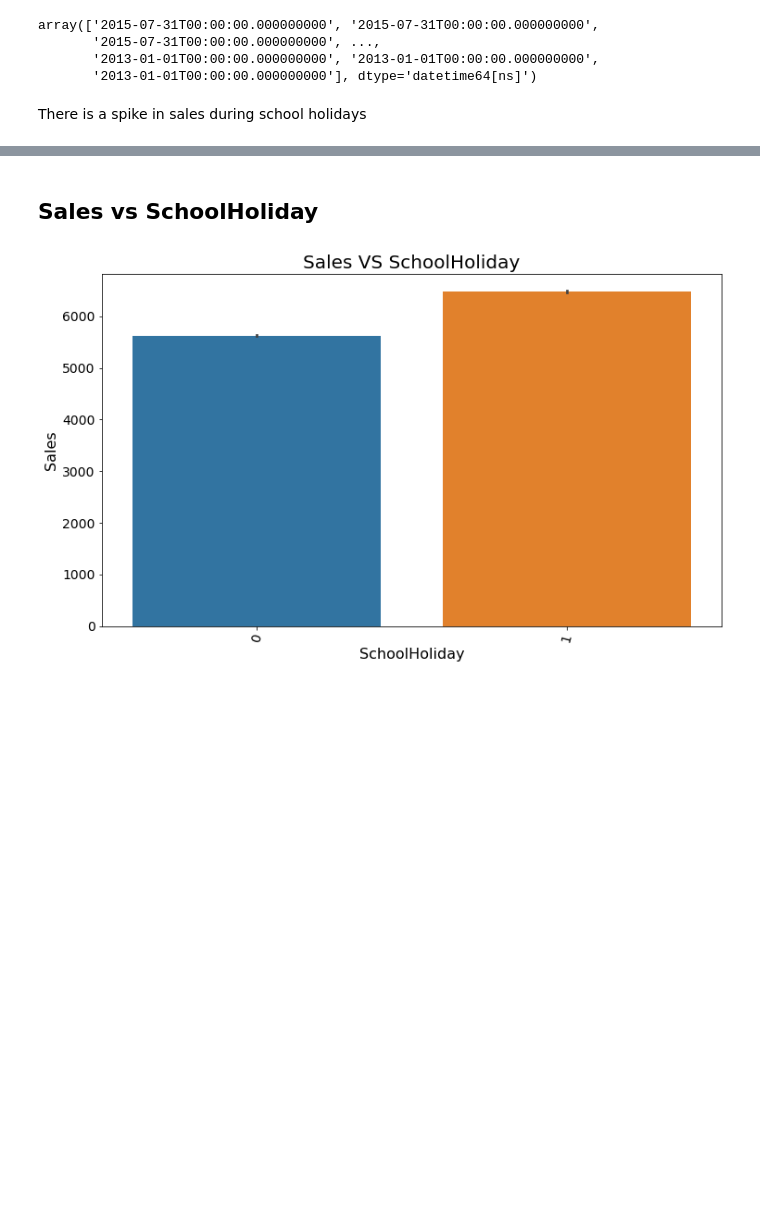
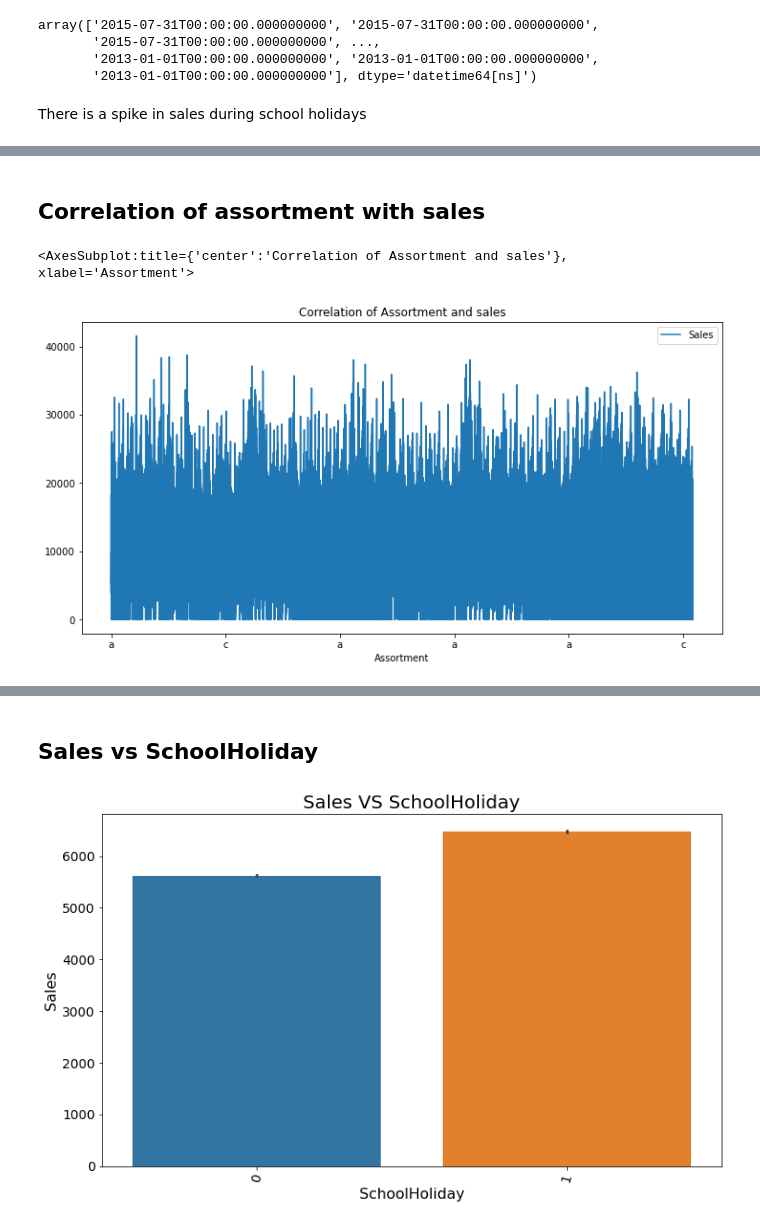
Before and after one commit to Stella-Mutacho/10Academy-Pharmaceutical-Sales-prediction-Project, a Jupyter notebook: notebooks/eda.ipynb, the cells around one changed output, grey strips where cells are left out. Cells and saved outputs as stored; diff of their text form; code cells hidden in the pictures; blank space fills up the shorter version.

```diff
--- a/notebooks/eda.ipynb
+++ b/notebooks/eda.ipynb
@@ -514,0 +538,7 @@ Less sales are made when there is a state Holiday since most staore are closed
+# %% [markdown]
+## Correlation of assortment with sales
+# %%
+train_store.plot(x='Assortment', y='Sales', figsize=(12,6), title= 'Correlation of Assortment and sales',kind ='line')
+# %% [output]
+<AxesSubplot:title={'center':'Correlation of Assortment and sales'}, xlabel='Assortment'>
+[figure, added]
```
Also changed, not shown: parts of 32 cells of this notebook.
